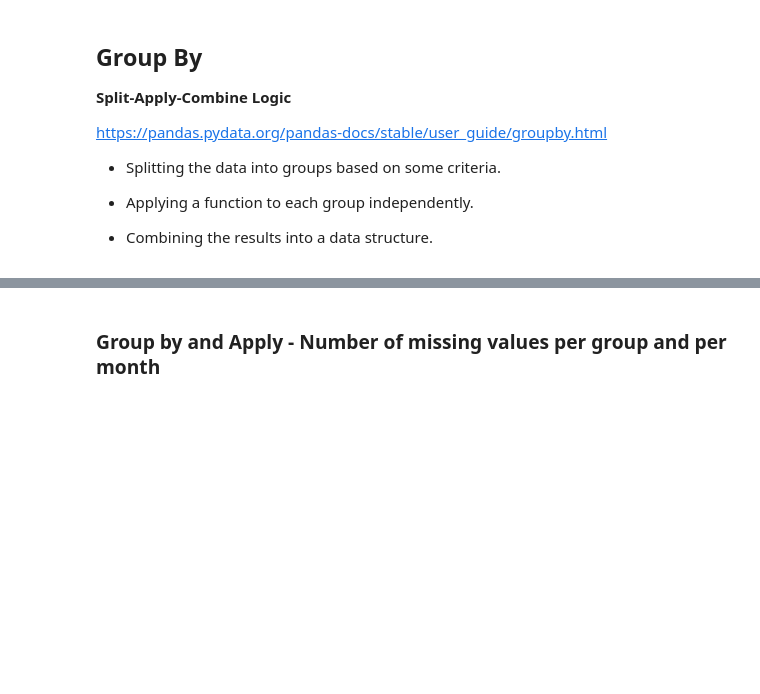
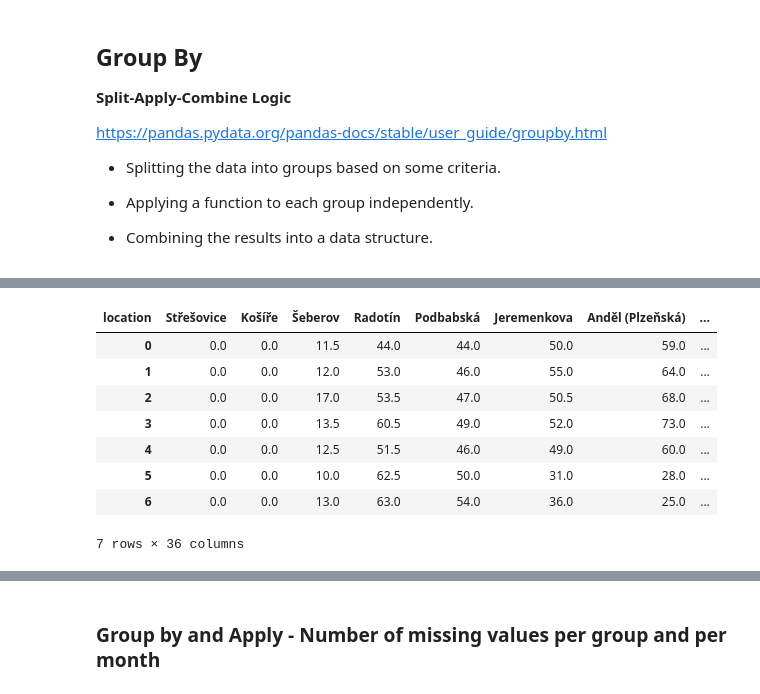
Before and after one commit to vitekzkytek/PythonDataIES, a Jupyter notebook: 07_Pandas/lecture7.ipynb, the cells around one changed output, grey strips where cells are left out. Saved outputs shown, nothing was run; the diff lists cells and outputs as text; code cells hidden in the pictures; blank space fills up the shorter version.

```diff
--- a/07_Pandas/lecture7.ipynb
+++ b/07_Pandas/lecture7.ipynb
@@ -303,4 +844,14 @@ detections.groupby(['location',pd.Grouper(level='ts',freq='1W')]).median().unsta
 # %%
-detections.groupby(['location',lambda idx:idx[2].dayofweek]).median().unstack(0).sort_values(by=0,axis=1)
+detections.groupby(['location',lambda idx: idx[2].dayofweek]).median().unstack('location').sort_values(by=0,axis=1)
+# %% [output]
+| location | Střešovice | Košíře | Šeberov | Radotín | Podbabská | Jeremenkova | Anděl (Plzeňská) | ... |
+| 0 | 0.0 | 0.0 | 11.5 | 44.0 | 44.0 | 50.0 | 59.0 | ... |
+| 1 | 0.0 | 0.0 | 12.0 | 53.0 | 46.0 | 55.0 | 64.0 | ... |
+| 2 | 0.0 | 0.0 | 17.0 | 53.5 | 47.0 | 50.5 | 68.0 | ... |
+| 3 | 0.0 | 0.0 | 13.5 | 60.5 | 49.0 | 52.0 | 73.0 | ... |
+| 4 | 0.0 | 0.0 | 12.5 | 51.5 | 46.0 | 49.0 | 60.0 | ... |
+| 5 | 0.0 | 0.0 | 10.0 | 62.5 | 50.0 | 31.0 | 28.0 | ... |
+| 6 | 0.0 | 0.0 | 13.0 | 63.0 | 54.0 | 36.0 | 25.0 | ... |
+7 rows × 36 columns
 # %%
 detections.groupby(['location',lambda idx:idx[2].dayofweek]).median().unstack(0).sort_values(by=0,axis=1).plot.bar(legend=False,figsize=(20,6),title='Median daily count across day ');
```
Also changed, not shown: parts of 66 cells of this notebook, 4 other files.
